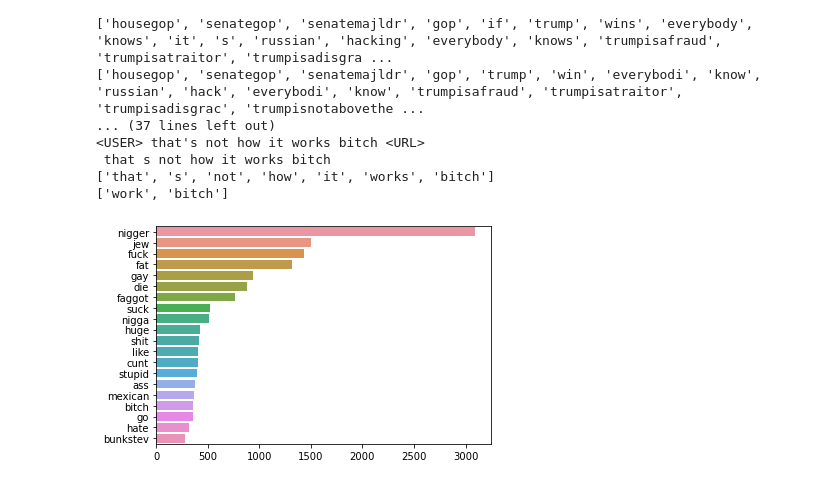
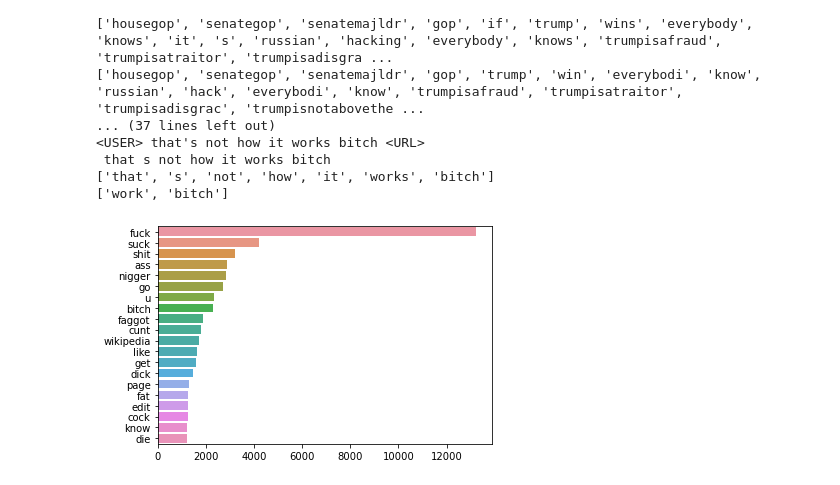
Before and after one commit to pushkill/NLP-project, a Jupyter notebook: analysis_jus.ipynb, the cells around one changed output. Drawn from its saved outputs; the diff is of its cells as text; code cells hidden in the pictures.

```diff
--- a/analysis_jus.ipynb
+++ b/analysis_jus.ipynb
@@ -103,7 +103,7 @@ oh no your fucking internet points you can spend literally fucking no where poor
 ['that', 's', 'not', 'how', 'it', 'works', 'bitch']
 ['work', 'bitch']
 # %%
-def label_most_frequent_words(df, label, column, n_words = 10, visualise = False):
+def labels_most_frequent_words(df, label, column, n_words = 10, visualise = False):
     all_words_list=df[df['label']==label][column].sum()
     all_words_count = dict(Counter(all_words_list))
     words_freq = [(word, all_words_count[word]) for word in all_words_count]
@@ -116,9 +116,9 @@ def label_most_frequent_words(df, label, column, n_words = 10, visualise = False
     #print(words_freq)
     return words_freq
 # %%
-words_freq = label_most_frequent_words(df, label='identity_hate', column='stems', n_words = 20, visualise = True)
+words_freq = labels_most_frequent_words(df, label='obscene', column='stems', n_words = 20, visualise = True)
 #print(words_freq)
 # %% [output]
-[figure, old version]
+[figure, new version]
 # %%
 #print(words_freq)
```
Also changed, not shown: 7 other files.
